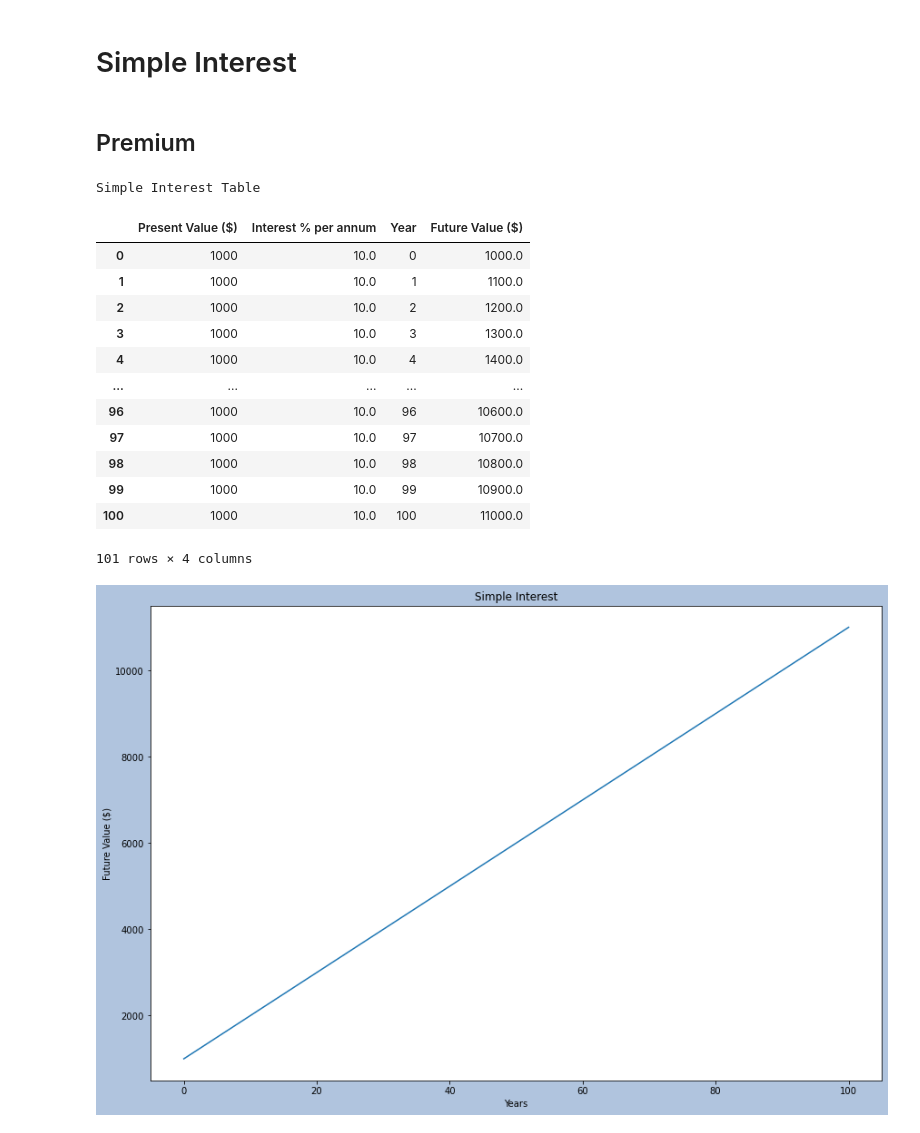
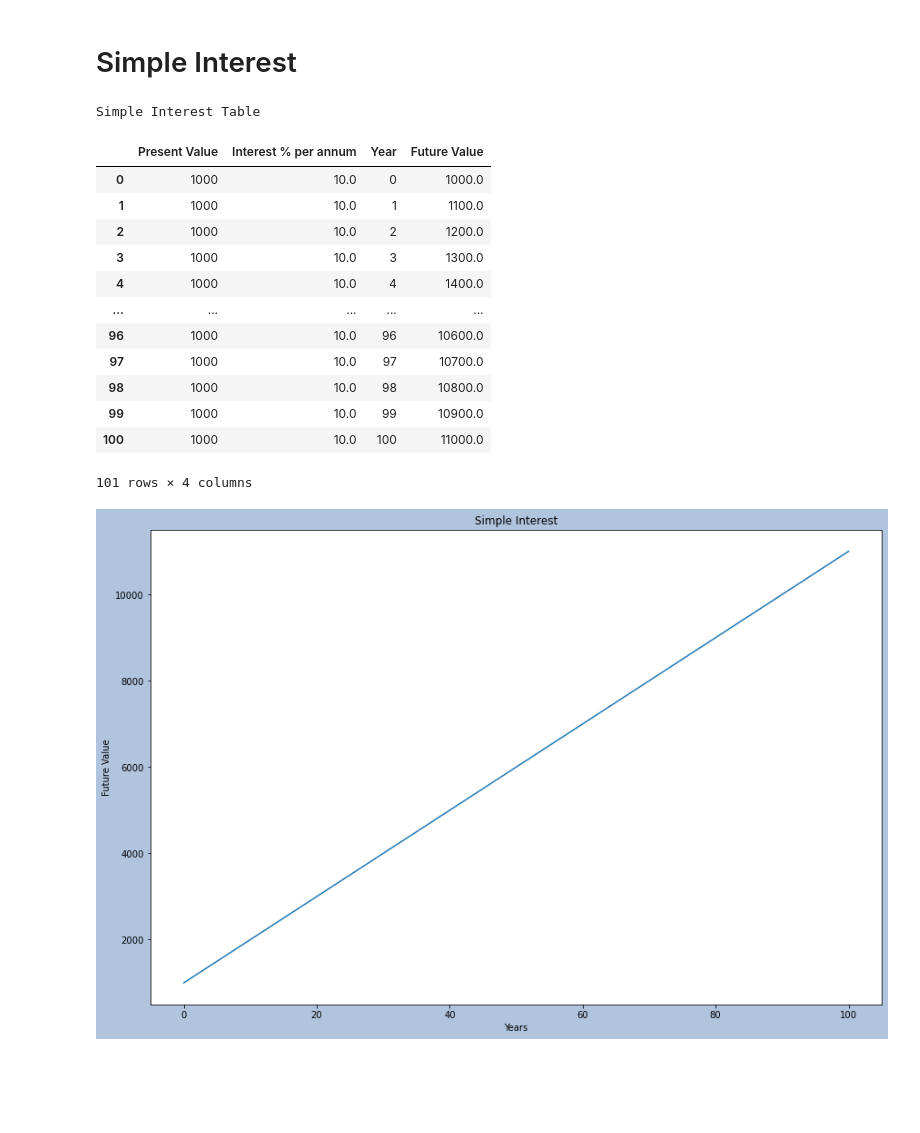
Before and after one commit to meernadir7/Finance, a Jupyter notebook: S_C_Interest.ipynb, the cells around one changed output. Drawn from its saved outputs; the diff is of its cells as text; code cells hidden in the pictures; blank space fills up the shorter version.

```diff
--- a/S_C_Interest.ipynb
+++ b/S_C_Interest.ipynb
@@ -6,29 +6,27 @@ import seaborn as sns
 import matplotlib.pyplot as plt
 # %% [markdown]
 # Simple Interest
-# %% [markdown]
-## Premium
 # %%
 PV = 1000
 i = 0.10 #10% per annum
 n = 100 # years
 #FV = ?
 
-FVS = {'Present Value ($)':[], 'Interest % per annum':[], 'Year':[], 'Future Value ($)':[]}
+FVS = {'Present Value':[], 'Interest % per annum':[], 'Year':[], 'Future Value':[]}
 
 for x in range(0,n+1):
     value = PV*(1+i*x)
     y = round(value, 2)
-    FVS['Present Value ($)'].append(PV)
+    FVS['Present Value'].append(PV)
     FVS['Interest % per annum'].append(i*100)
     FVS['Year'].append(x)
-    FVS['Future Value ($)'].append(y)
+    FVS['Future Value'].append(y)
 SimpleInterest = pd.DataFrame(data=FVS, index=None)
 print("Simple Interest Table")
 SimpleInterest
 # %% [output]
 Simple Interest Table
-|  | Present Value ($) | Interest % per annum | Year | Future Value ($) |
+|  | Present Value | Interest % per annum | Year | Future Value |
 | 0 | 1000 | 10.0 | 0 | 1000.0 |
 | 1 | 1000 | 10.0 | 1 | 1100.0 |
 | 2 | 1000 | 10.0 | 2 | 1200.0 |
```
Also changed, not shown: parts of 10 cells of this notebook.
